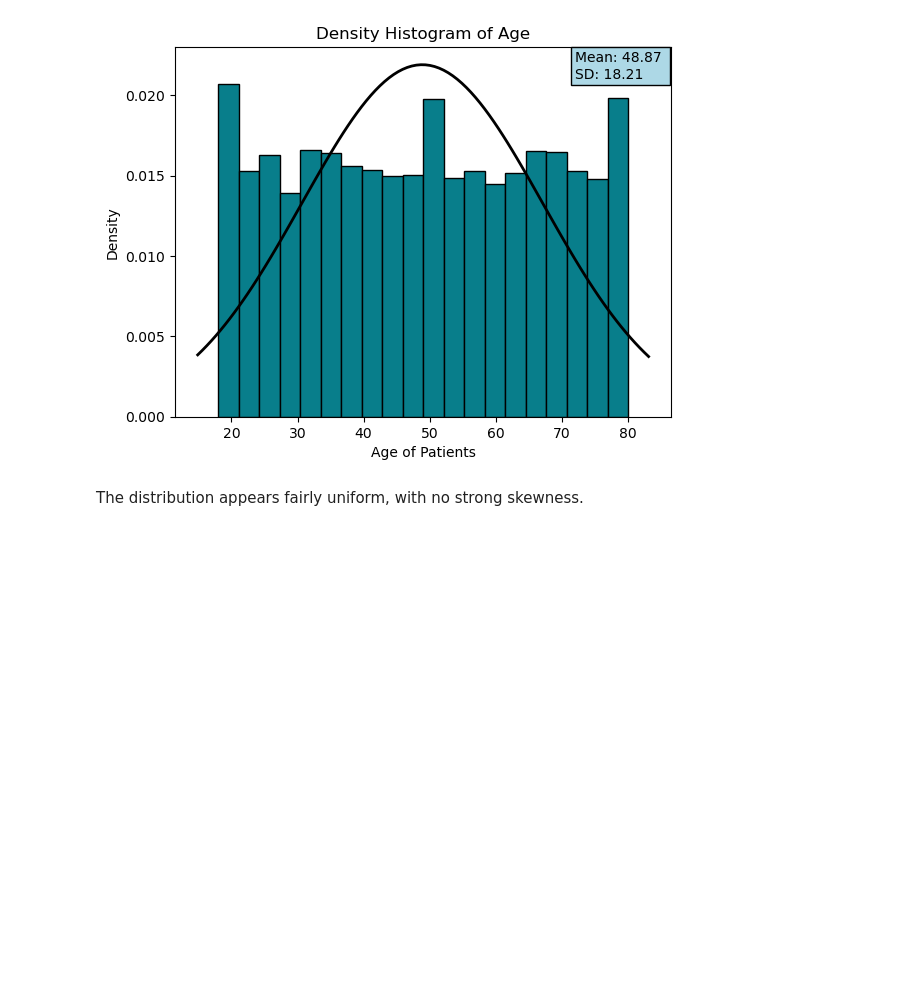
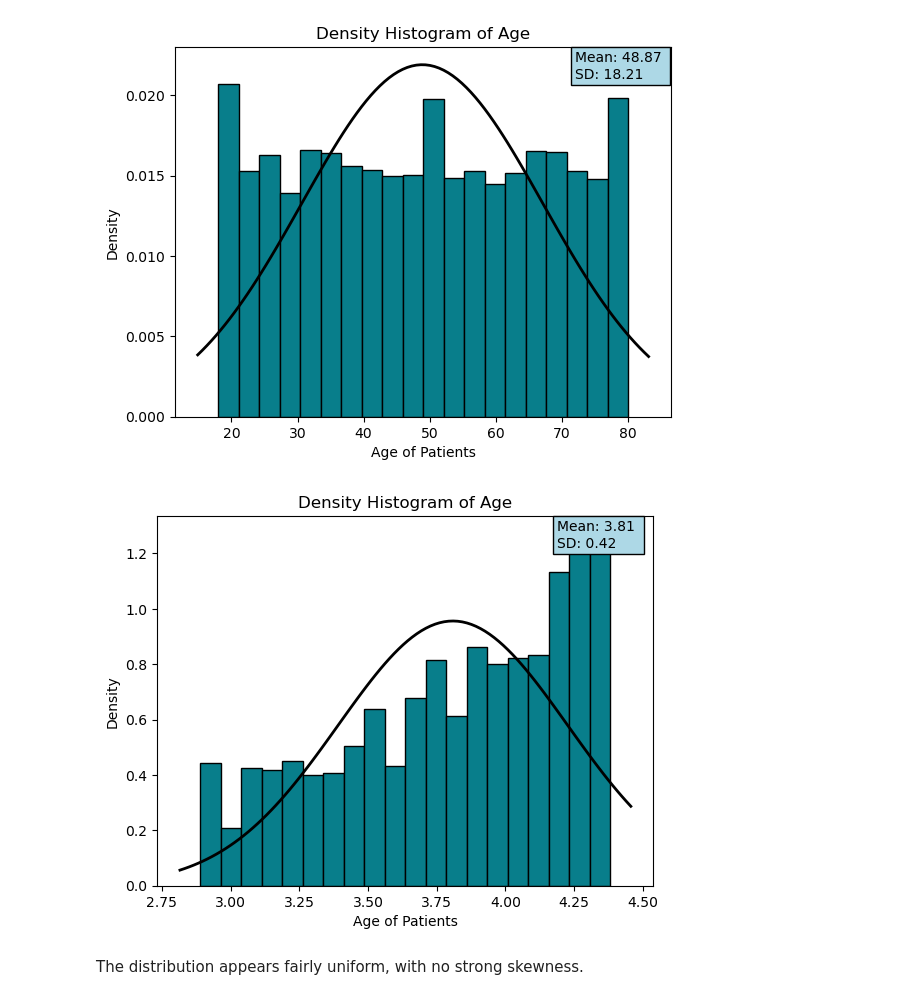
Before and after one commit to SMemic4/Schizophrenia-, a Jupyter notebook: notebooks/schizophrenia.ipynb, the cells around one changed output. Saved outputs shown, nothing was run; the diff lists cells and outputs as text; code cells hidden in the pictures; blank space fills up the shorter version.

```diff
--- a/notebooks/schizophrenia.ipynb
+++ b/notebooks/schizophrenia.ipynb
@@ -323,6 +323,10 @@ Compared to the original GAF Score histogram, the right skew has been reduced. T
 MLH.histo(X = df_decoded['Age'], xlabel = 'Age of Patients', title = 'Density Histogram of Age', filename = 'Distribution_Age')
 # %% [output]
 [figure]
+# %%
+MLH.histo(X = np.log(df_decoded['Age']), xlabel = 'Age of Patients', title = 'Density Histogram of Age', filename = 'Distribution_Age_log')
+# %% [output]
+[figure, added]
 # %% [markdown]
 The distribution appears fairly uniform, with no strong skewness.
 # %% [markdown]
```
Also changed, not shown: parts of 72 cells of this notebook, 4 other files.
